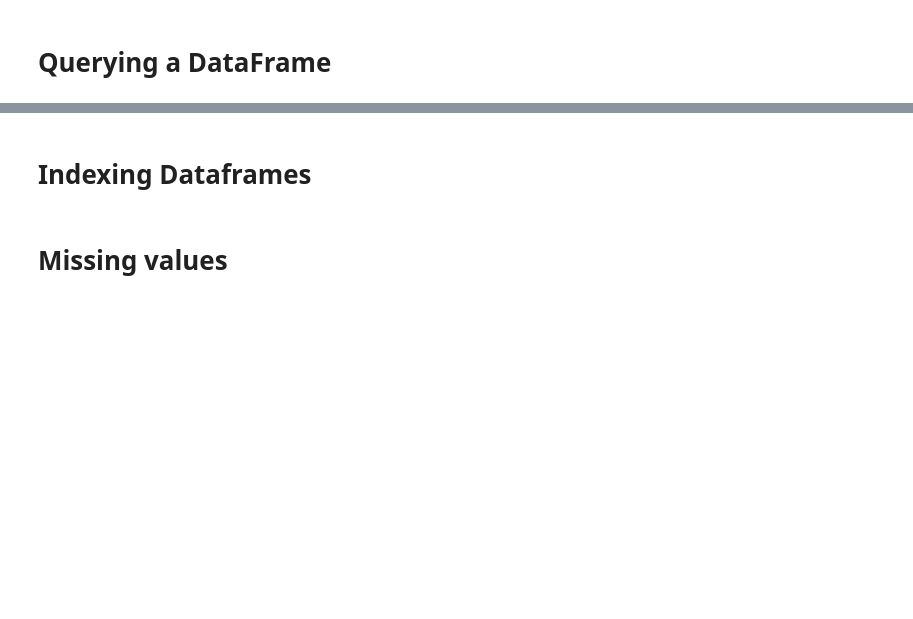
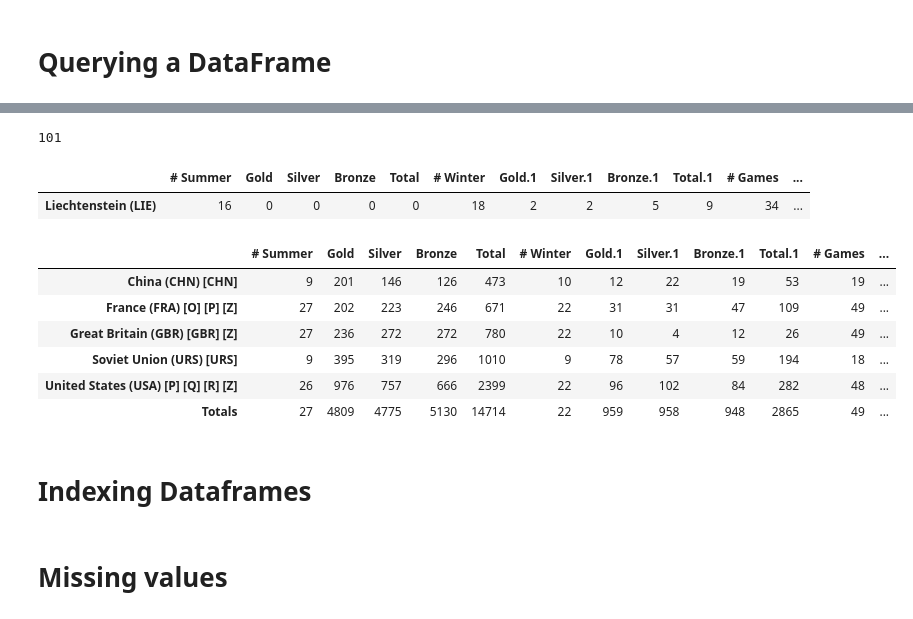
Before and after one commit to jonr10/basics_week1, a Jupyter notebook: Week 2.ipynb, the cells around one changed output, grey strips where cells are left out. Drawn from its saved outputs; the diff is of its cells as text; code cells hidden in the pictures; blank space fills up the shorter version.

```diff
--- a/Week 2.ipynb
+++ b/Week 2.ipynb
@@ -473,0 +503,3 @@ df.columns
+# %%
+col = df.columns
+col[:2]
@@ -503,7 +588,22 @@ only_gold.head()
 # %%
 len(df[(df['Gold'] > 0) | (df['Gold.1'] > 0)])
+# %% [output]
+101
 # %%
 df[(df['Gold.1'] > 0) & (df['Gold'] == 0)]
+# %% [output]
+|  | # Summer | Gold | Silver | Bronze | Total | # Winter | Gold.1 | Silver.1 | Bronze.1 | Total.1 | # Games | ... |
+| Liechtenstein (LIE) | 16 | 0 | 0 | 0 | 0 | 18 | 2 | 2 | 5 | 9 | 34 | ... |
+# %%
+df.index[df['Gold']>200]
+# %% [output]
+|  | # Summer | Gold | Silver | Bronze | Total | # Winter | Gold.1 | Silver.1 | Bronze.1 | Total.1 | # Games | ... |
+| China (CHN) [CHN] | 9 | 201 | 146 | 126 | 473 | 10 | 12 | 22 | 19 | 53 | 19 | ... |
+| France (FRA) [O] [P] [Z] | 27 | 202 | 223 | 246 | 671 | 22 | 31 | 31 | 47 | 109 | 49 | ... |
+| Great Britain (GBR) [GBR] [Z] | 27 | 236 | 272 | 272 | 780 | 22 | 10 | 4 | 12 | 26 | 49 | ... |
+| Soviet Union (URS) [URS] | 9 | 395 | 319 | 296 | 1010 | 9 | 78 | 57 | 59 | 194 | 18 | ... |
+| United States (USA) [P] [Q] [R] [Z] | 26 | 976 | 757 | 666 | 2399 | 22 | 96 | 102 | 84 | 282 | 48 | ... |
+| Totals | 27 | 4809 | 4775 | 5130 | 14714 | 22 | 959 | 958 | 948 | 2865 | 49 | ... |
 # %% [markdown]
 # Indexing Dataframes
 # %%
```
Also changed, not shown: parts of 18 cells of this notebook.
